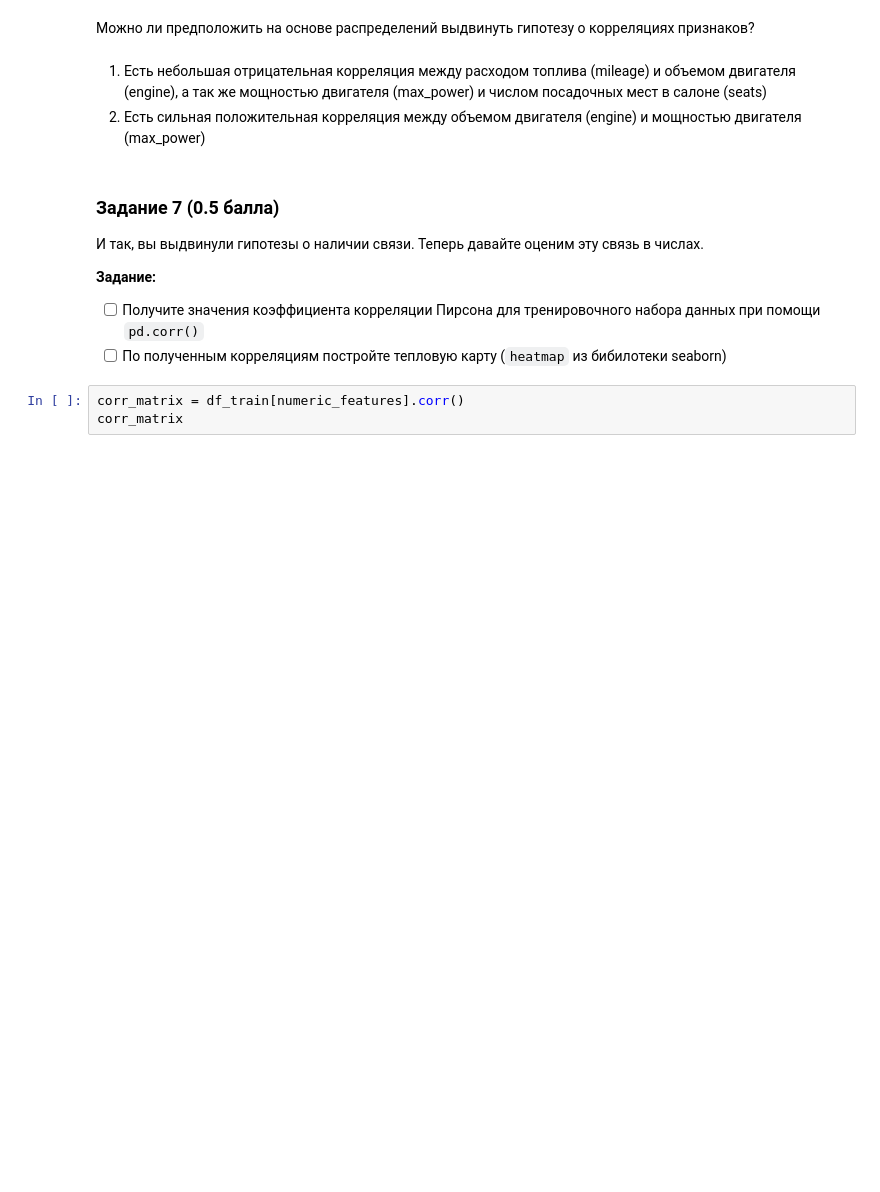
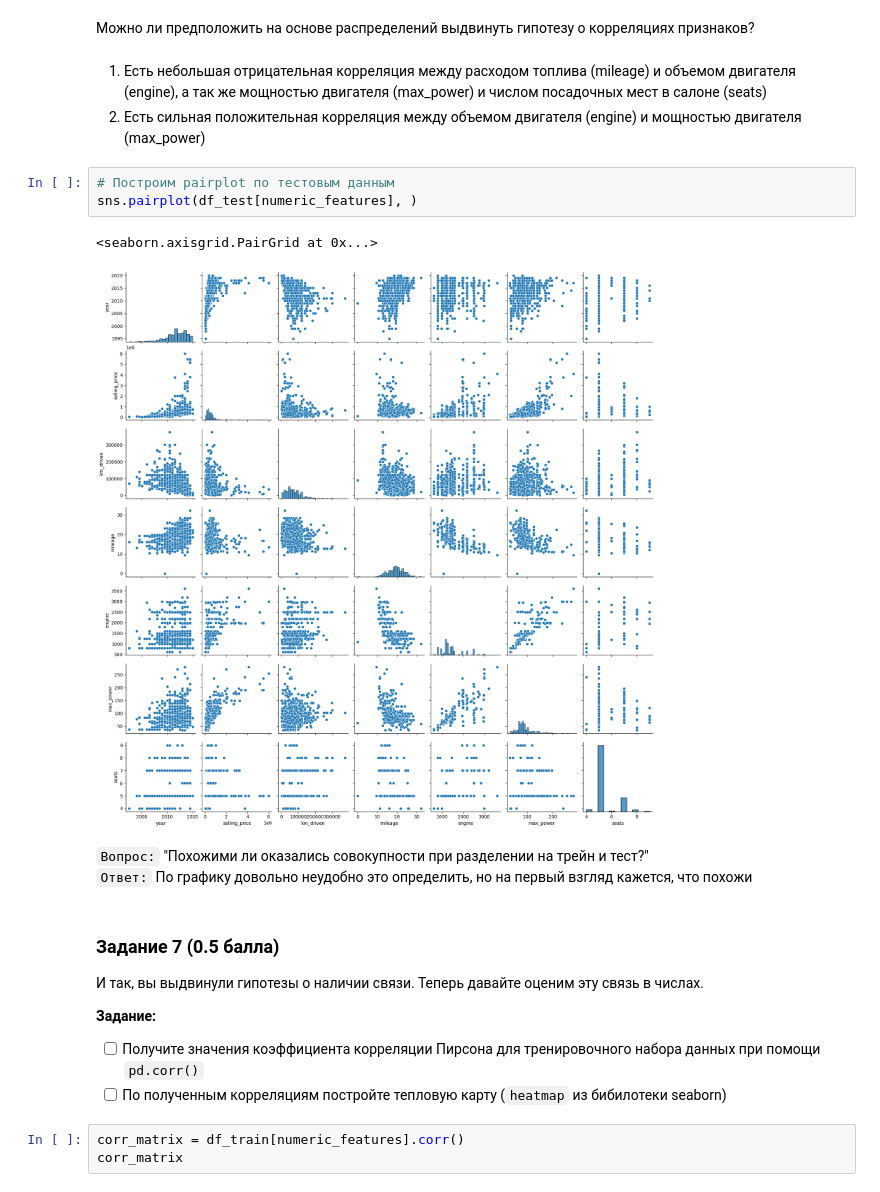
Before and after one commit to Neuralist88/HSE_AI_ML_course_hw_01, a Jupyter notebook: HW1_Regression_with_inference_base.ipynb, the cells around one changed output. Saved outputs shown, nothing was run; the diff lists cells and outputs as text; blank space fills up the shorter version.

```diff
--- a/HW1_Regression_with_inference_base.ipynb
+++ b/HW1_Regression_with_inference_base.ipynb
@@ -544,6 +545,15 @@ sns.pairplot(df_train[numeric_features], )
 # %% [markdown]
 1. Есть небольшая отрицательная корреляция между расходом топлива (mileage) и объемом двигателя (engine), а так же мощностью двигателя (max_power) и числом посадочных мест в салоне (seats)
 2. Есть сильная положительная  корреляция между объемом двигателя (engine) и мощностью двигателя (max_power)
+# %%
+# Построим pairplot по тестовым данным
+sns.pairplot(df_test[numeric_features], )
+# %% [output]
+<seaborn.axisgrid.PairGrid at 0x...>
+[figure, added]
+# %% [markdown]
+`Вопрос:` "Похожими ли оказались совокупности при разделении на трейн и тест?"\
+`Ответ:` По графику довольно неудобно это определить, но на первый взгляд кажется, что похожи
 # %% [markdown]
 ### **Задание 7 (0.5 балла)**
 
```
Also changed, not shown: parts of 12 cells of this notebook, 5 other files.
